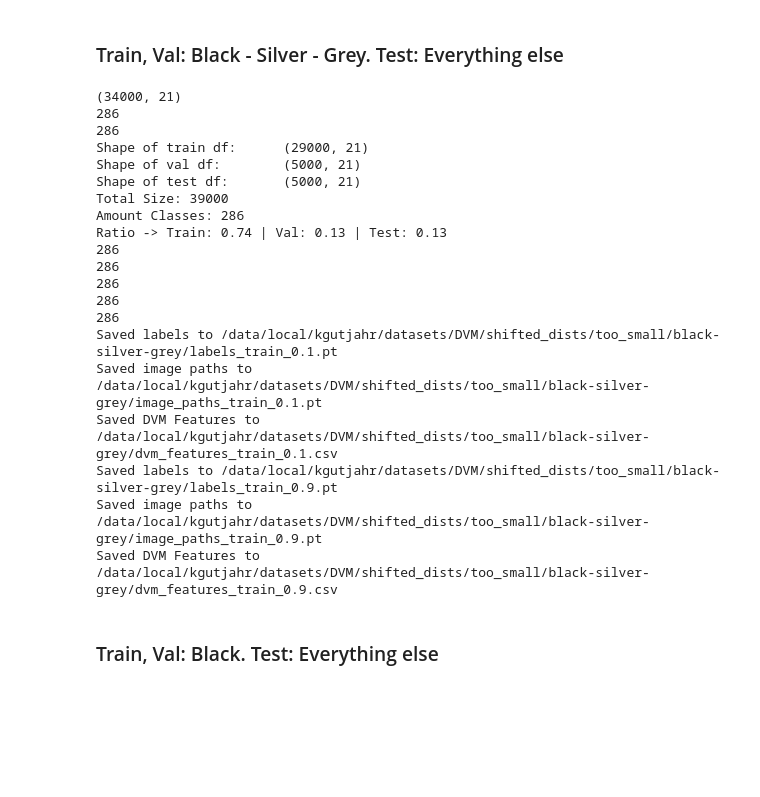
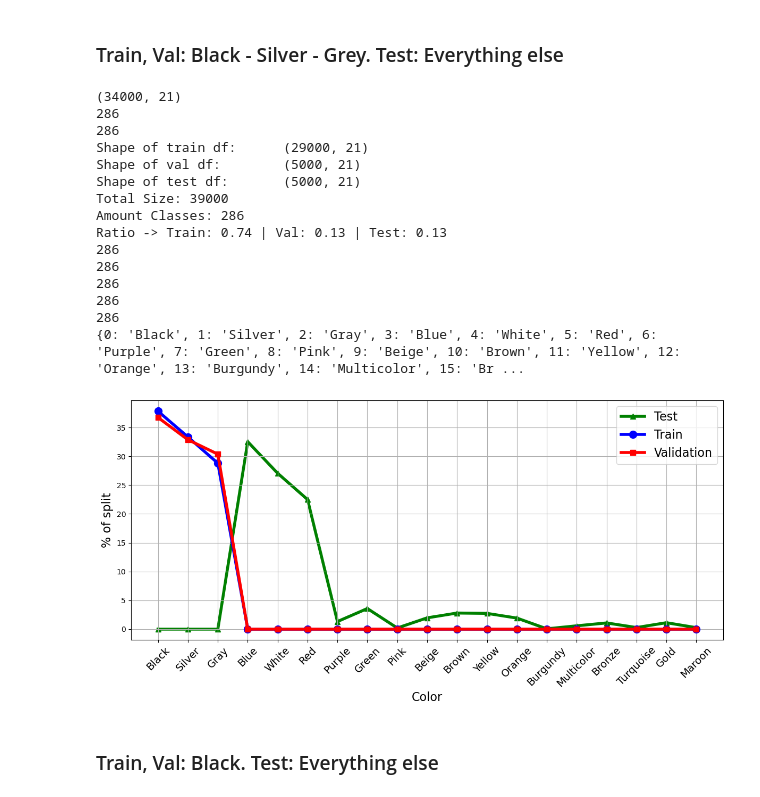
Before and after one commit to kgutjahr/STiL-TTA, a Jupyter notebook: data/create_shifted_data.ipynb, the cells around one changed output. Saved outputs shown, nothing was run; the diff lists cells and outputs as text; code cells hidden in the pictures; blank space fills up the shorter version.

```diff
--- a/data/create_shifted_data.ipynb
+++ b/data/create_shifted_data.ipynb
@@ -999,29 +1002,25 @@ Saved DVM Features to /data/local/kgutjahr/datasets/DVM/shifted_dists/too_small/
 bsw = {"split": [{"Color": "Black"}, {"Color": "Silver"}, {"Color": "Grey"}], "split_cond": "or", "ratio": ratio, "mode": 1}
 bsw_dir = os.path.join(SHIFTED_DIR, "black-silver-grey")
 # %%
-bsw_split = create_split(split_config=bsw, k=0.1, feature_name="black-silver-grey", feature="Color")
+bsw_split = create_split(split_config=bsw, k=0.1, feature_name="Color", feature="Color")
 save_splits(split_dict=bsw_split, dir=bsw_dir, k=0.1)
 # %% [output]
 (34000, 21)
 286
 286
 Shape of train df:      (29000, 21)
 Shape of val df:        (5000, 21)
 Shape of test df:       (5000, 21)
 Total Size: 39000
 Amount Classes: 286
 Ratio -> Train: 0.74 | Val: 0.13 | Test: 0.13
 286
 286
 286
 286
 286
-Saved labels to /data/local/kgutjahr/datasets/DVM/shifted_dists/too_small/black-silver-grey/labels_train_0.1.pt
-Saved image paths to /data/local/kgutjahr/datasets/DVM/shifted_dists/too_small/black-silver-grey/image_paths_train_0.1.pt
-Saved DVM Features to /data/local/kgutjahr/datasets/DVM/shifted_dists/too_small/black-silver-grey/dvm_features_train_0.1.csv
-Saved labels to /data/local/kgutjahr/datasets/DVM/shifted_dists/too_small/black-silver-grey/labels_train_0.9.pt
-Saved image paths to /data/local/kgutjahr/datasets/DVM/shifted_dists/too_small/black-silver-grey/image_paths_train_0.9.pt
-Saved DVM Features to /data/local/kgutjahr/datasets/DVM/shifted_dists/too_small/black-silver-grey/dvm_features_train_0.9.csv
+{0: 'Black', 1: 'Silver', 2: 'Gray', 3: 'Blue', 4: 'White', 5: 'Red', 6: 'Purple', 7: 'Green', 8: 'Pink', 9: 'Beige', 10: 'Brown', 11: 'Yellow', 12: 'Orange', 13: 'Burgundy', 14: 'Multicolor', 15: 'Br ...
+[figure, added]
 # %% [markdown]
 ### Train, Val: Black. Test: Everything else
 # %%
```
Also changed, not shown: parts of 12 cells of this notebook, 59 other files.
